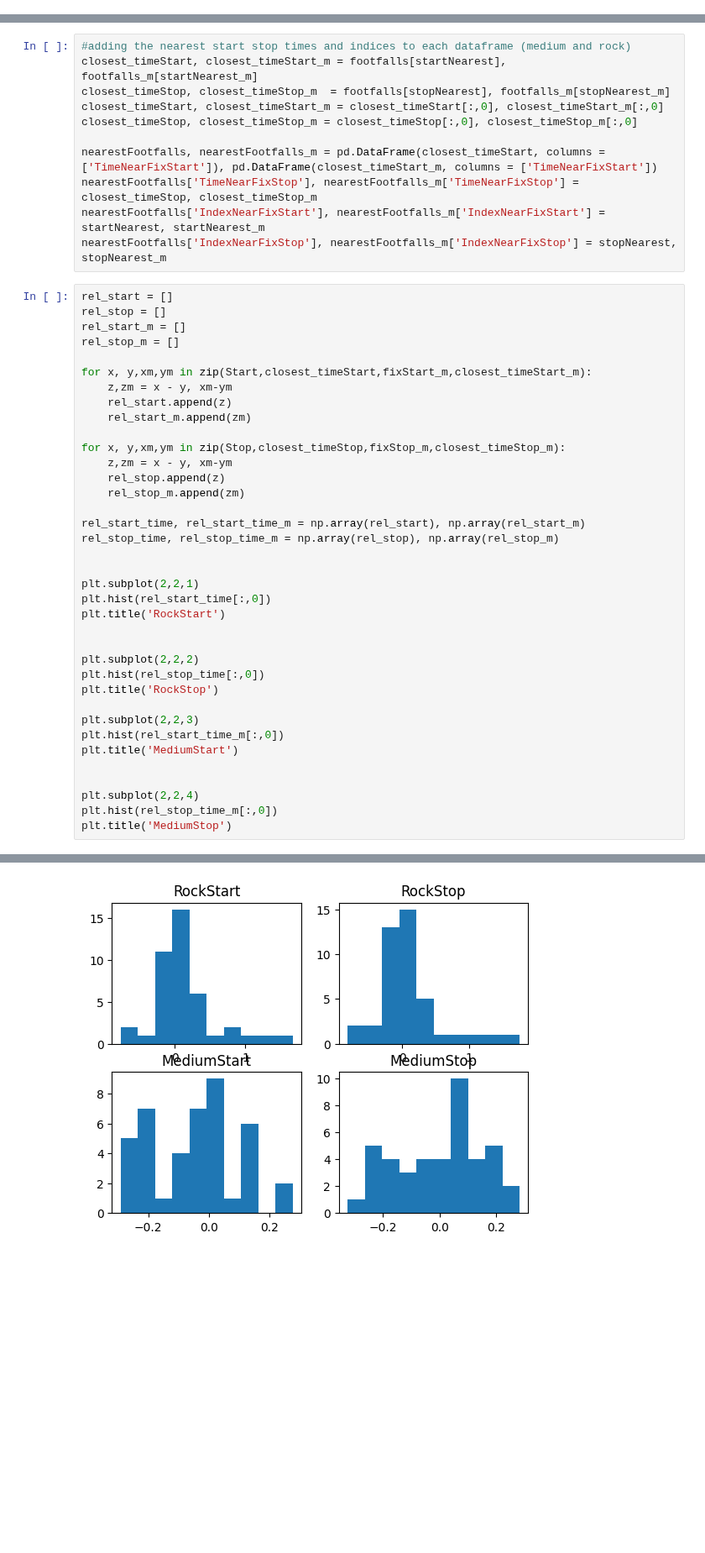
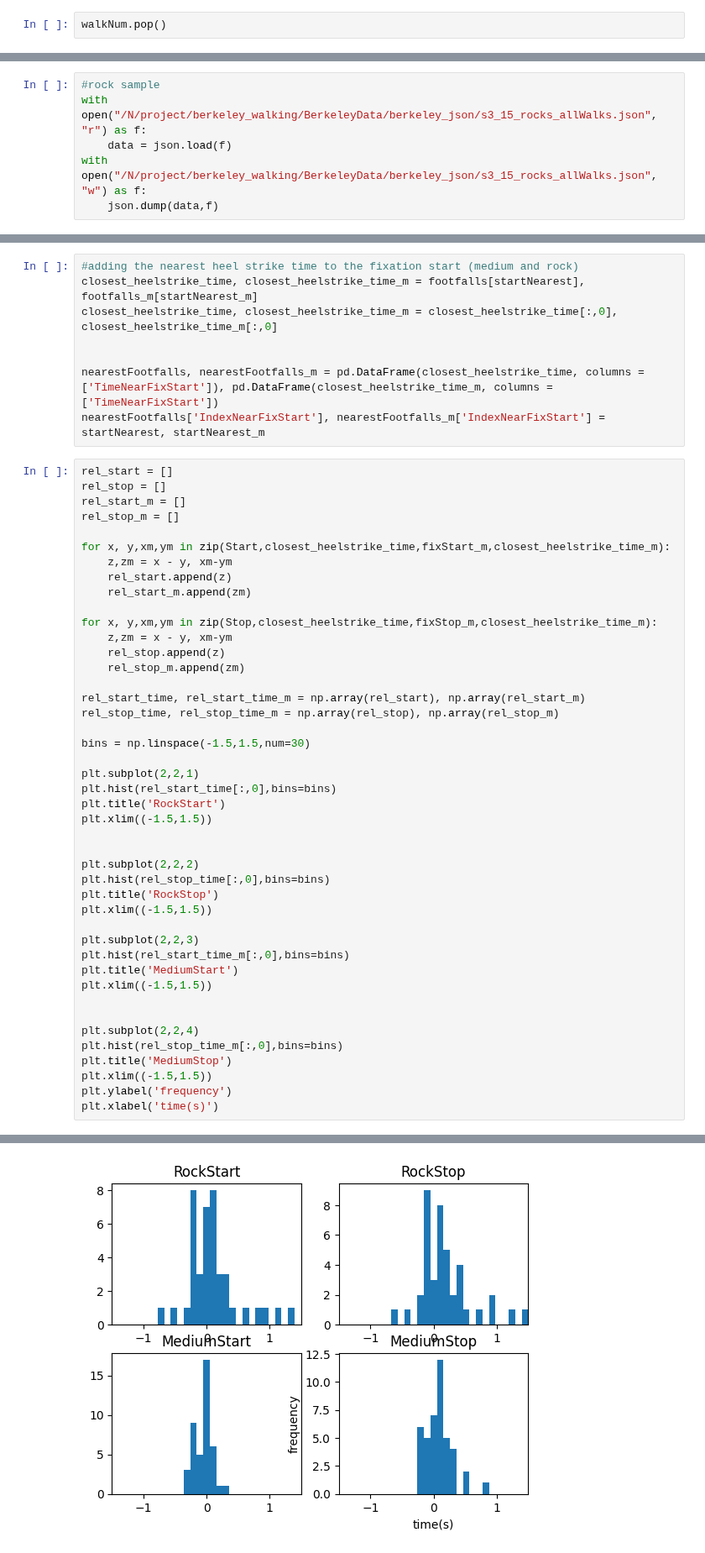
Before and after one commit to BonnenLab/visualize-skelly-laser-environment, a Jupyter notebook: fixations-vs-feet.ipynb, the cells around one changed output, grey strips where cells are left out. Shown at 84% size. Drawn from its saved outputs; the diff is of its cells as text; blank space fills up the shorter version.

Commit message:
pooling data

```diff
--- a/fixations-vs-feet.ipynb
+++ b/fixations-vs-feet.ipynb
@@ -6,0 +211,2 @@ import pandas as pd
+# %%
+walkNum.pop()
@@ -19,3 +338,9 @@ with open("/N/project/berkeley_walking/BerkeleyData/berkeley_json/s5_6_medium_al
     data_m = json.load(f)
 with open("/N/project/berkeley_walking/BerkeleyData/berkeley_json/s5_6_medium_allWalks.json", "w") as f:
     json.dump(data_m,f)
+# %%
+#rock sample
+with open("/N/project/berkeley_walking/BerkeleyData/berkeley_json/s3_15_rocks_allWalks.json", "r") as f:
+    data = json.load(f)
+with open("/N/project/berkeley_walking/BerkeleyData/berkeley_json/s3_15_rocks_allWalks.json", "w") as f:
+    json.dump(data,f)
@@ -128,26 +470,23 @@ stopNearest_m= np.array(stop_indices_m)
 # %%
-#adding the nearest start stop times and indices to each dataframe (medium and rock)
-closest_timeStart, closest_timeStart_m = footfalls[startNearest], footfalls_m[startNearest_m]
-closest_timeStop, closest_timeStop_m  = footfalls[stopNearest], footfalls_m[stopNearest_m]
-closest_timeStart, closest_timeStart_m = closest_timeStart[:,0], closest_timeStart_m[:,0]
-closest_timeStop, closest_timeStop_m = closest_timeStop[:,0], closest_timeStop_m[:,0]
+#adding the nearest heel strike time to the fixation start (medium and rock)
+closest_heelstrike_time, closest_heelstrike_time_m = footfalls[startNearest], footfalls_m[startNearest_m]
+closest_heelstrike_time, closest_heelstrike_time_m = closest_heelstrike_time[:,0], closest_heelstrike_time_m[:,0]
 
-nearestFootfalls, nearestFootfalls_m = pd.DataFrame(closest_timeStart, columns = ['TimeNearFixStart']), pd.DataFrame(closest_timeStart_m, columns = ['TimeNearFixStart'])
-nearestFootfalls['TimeNearFixStop'], nearestFootfalls_m['TimeNearFixStop'] = closest_timeStop, closest_timeStop_m
+
+nearestFootfalls, nearestFootfalls_m = pd.DataFrame(closest_heelstrike_time, columns = ['TimeNearFixStart']), pd.DataFrame(closest_heelstrike_time_m, columns = ['TimeNearFixStart'])
 nearestFootfalls['IndexNearFixStart'], nearestFootfalls_m['IndexNearFixStart'] = startNearest, startNearest_m
-nearestFootfalls['IndexNearFixStop'], nearestFootfalls_m['IndexNearFixStop'] = stopNearest, stopNearest_m
 # %%
 rel_start = []
 rel_stop = []
 rel_start_m = []
 rel_stop_m = []
 
-for x, y,xm,ym in zip(Start,closest_timeStart,fixStart_m,closest_timeStart_m):
+for x, y,xm,ym in zip(Start,closest_heelstrike_time,fixStart_m,closest_heelstrike_time_m):
     z,zm = x - y, xm-ym
     rel_start.append(z)
     rel_start_m.append(zm)
 
-for x, y,xm,ym in zip(Stop,closest_timeStop,fixStop_m,closest_timeStop_m):
+for x, y,xm,ym in zip(Stop,closest_heelstrike_time,fixStop_m,closest_heelstrike_time_m):
     z,zm = x - y, xm-ym
     rel_stop.append(z)
     rel_stop_m.append(zm)
@@ -155,22 +494,29 @@ for x, y,xm,ym in zip(Stop,closest_timeStop,fixStop_m,closest_timeStop_m):
 rel_start_time, rel_start_time_m = np.array(rel_start), np.array(rel_start_m)
 rel_stop_time, rel_stop_time_m = np.array(rel_stop), np.array(rel_stop_m)
 
+bins = np.linspace(-1.5,1.5,num=30)
 
 plt.subplot(2,2,1)
-plt.hist(rel_start_time[:,0])
+plt.hist(rel_start_time[:,0],bins=bins)
 plt.title('RockStart')
+plt.xlim((-1.5,1.5))
 
 
 plt.subplot(2,2,2)
-plt.hist(rel_stop_time[:,0])
+plt.hist(rel_stop_time[:,0],bins=bins)
 plt.title('RockStop')
+plt.xlim((-1.5,1.5))
 
 plt.subplot(2,2,3)
-plt.hist(rel_start_time_m[:,0])
+plt.hist(rel_start_time_m[:,0],bins=bins)
 plt.title('MediumStart')
+plt.xlim((-1.5,1.5))
 
 
 plt.subplot(2,2,4)
-plt.hist(rel_stop_time_m[:,0])
+plt.hist(rel_stop_time_m[:,0],bins=bins)
 plt.title('MediumStop')
+plt.xlim((-1.5,1.5))
+plt.ylabel('frequency')
+plt.xlabel('time(s)')
 # %% [output]
@@ -178,4 +524,4 @@ Text(0.5, 1.0, 'MediumStop')
-[figure, old version]
+[figure, new version]
 # %%
 #rel start and stop for rock
 import seaborn as sns
```
Also changed, not shown: parts of 33 cells of this notebook.
